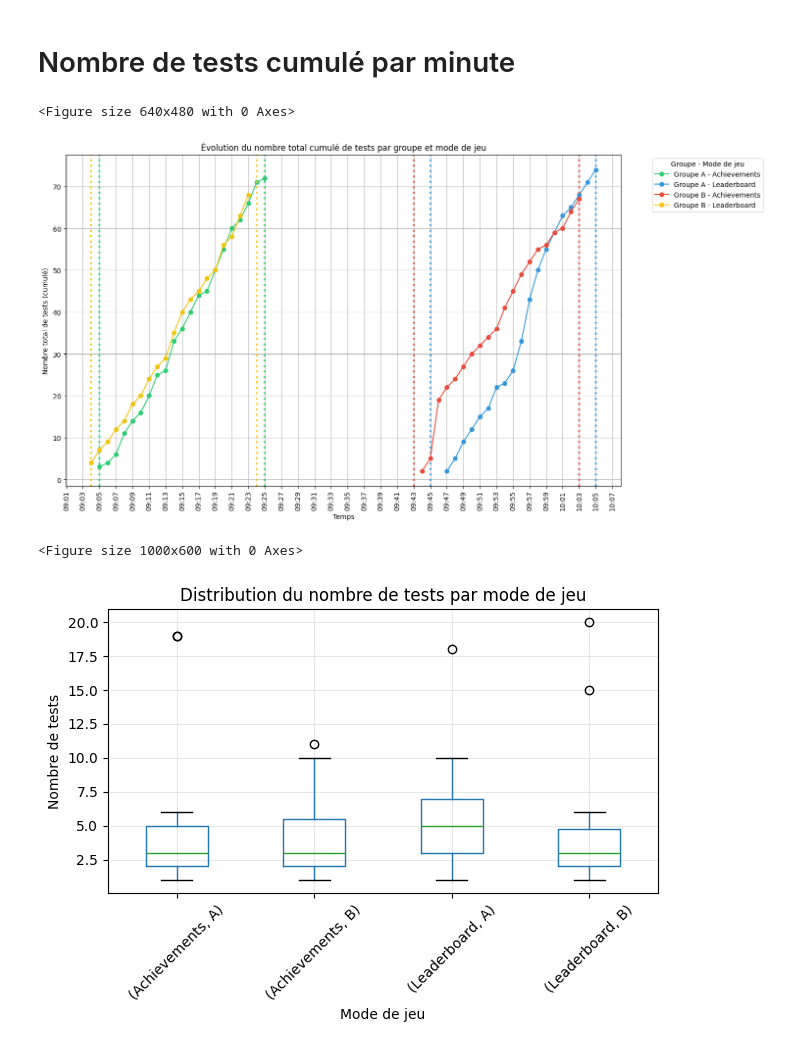
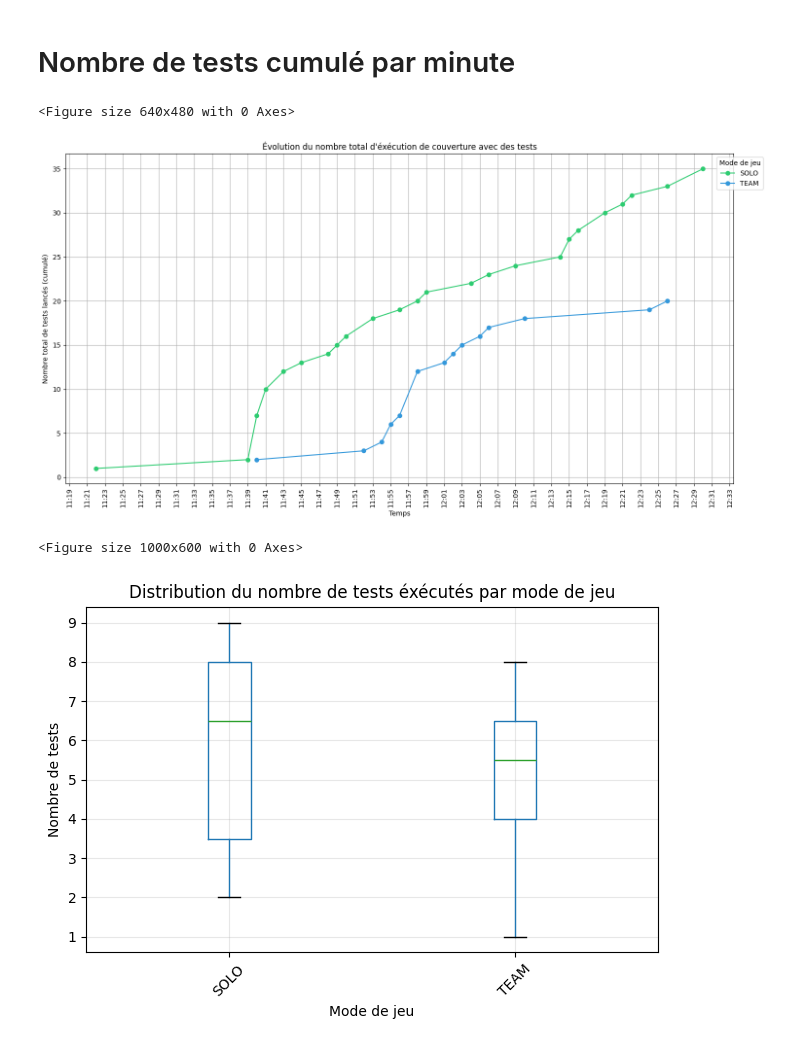
Before and after one commit to Dzenali/MemoireDataAnalytics, a Jupyter notebook: notebooks/analysis/Performance.ipynb, the cells around one changed output. Saved outputs shown, nothing was run; the diff lists cells and outputs as text; code cells hidden in the pictures.

```diff
--- a/notebooks/analysis/Performance.ipynb
+++ b/notebooks/analysis/Performance.ipynb
@@ -12,19 +12,13 @@ import pytz
 
 performance_figures_out = '../../generated/figures/performance'
 activity_csv_path = '../../generated/database/activity.csv'
-timing_csv_path = '../../generated/database/timing.csv'
+coverage_csv_path = '../../generated/database/coverage.csv'
 
 if not os.path.exists(activity_csv_path):
     raise FileNotFoundError(f"Le fichier {activity_csv_path} n'existe pas. Exécutez le notebook 'notebooks/arrange data/Database data.ipynb' pour le générer.")
 
-if not os.path.exists(timing_csv_path):
-    raise FileNotFoundError(f"Le fichier {timing_csv_path} n'existe pas. Exécutez le notebook 'notebooks/arrange data/Database data.ipynb' pour le générer.")
-
-timing_df = pd.read_csv(timing_csv_path)
-timing_df['start'] = pd.to_datetime(timing_df['start'], utc=False)
-timing_df['end'] = pd.to_datetime(timing_df['end'], utc=False)
 
 df = pd.read_csv(activity_csv_path)
-df['timestamp'] = pd.to_datetime(df['timestamp'], utc=False)
+
 df
 # %% [output]
@@ -147,10 +144,20 @@ plt.show()
 if not os.path.exists(performance_figures_out):
     os.makedirs(performance_figures_out)
 
-df_all_tests = df[df['achievement'] == 'AddTestsAchievement'].copy()
-df_all_tests['minute'] = df_all_tests['timestamp'].dt.floor('min')
+df_coverage = pd.read_csv(coverage_csv_path)
+df_coverage['created_at'] = pd.to_datetime(df_coverage['created_at'])
+df_coverage['minute'] = df_coverage['created_at'].dt.floor('min')
 
-total_tests_per_minute = df_all_tests.groupby(['minute', 'group', 'game_mode']).size().reset_index(name='count')
+team_coverage = df_coverage[df_coverage['game_mode'] == 'TEAM']
+solo_coverage = df_coverage[df_coverage['game_mode'] == 'SOLO']
+
+team_coverage['created_at'] = pd.to_datetime(team_coverage['created_at'])
+solo_coverage['created_at'] = pd.to_datetime(solo_coverage['created_at'])
+
+team_coverage['minute'] = team_coverage['created_at'].dt.floor('min')
+solo_coverage['minute'] = solo_coverage['created_at'].dt.floor('min')
+
+total_tests_per_minute = df_coverage.groupby(['minute', 'game_mode']).size().reset_index(name='count')
 total_tests_per_minute = total_tests_per_minute.sort_values('minute')
 
 plt.clf()  # Clear the current figure
@@ -158,34 +165,24 @@ fig, ax = plt.subplots(figsize=(15, 8))
 
 # Define colors for different groups and modes
 colors = {
-    ('A', 'Achievements'): '#2ecc71',  # Vert émeraude
-    ('A', 'Leaderboard'): '#3498db',  # Bleu clair
-    ('B', 'Achievements'): '#e74c3c',  # Rouge clair
-    ('B', 'Leaderboard'): '#f1c40f'  # Jaune or
+    'SOLO': '#2ecc71',  # Vert émeraude
+    'TEAM': '#3498db',  # Bleu clair
 }
 
 # Plot cumulative data first
-for group in ['A', 'B']:
-    for mode in ['Achievements', 'Leaderboard']:
-        data = total_tests_per_minute[(total_tests_per_minute['group'] == group) & (total_tests_per_minute['game_mode'] == mode)]
+for mode in ['SOLO', 'TEAM']:
+    data = total_tests_per_minute[(total_tests_per_minute['game_mode'] == mode)]
 
-        data = data.sort_values('minute')
-        data['cumulative_count'] = data['count'].cumsum()
+    data = data.sort_values('minute')
+    data['cumulative_count'] = data['count'].cumsum()
 
-        line_color = colors[(group, mode)]
-        plt.plot(data['minute'], data['cumulative_count'], label=f'Groupe {group} - {mode}', color=line_color, marker='o')
+    line_color = colors[(mode)]
+    plt.plot(data['minute'], data['cumulative_count'], label=f'{mode}', color=line_color, marker='o')
 
-        sessions = timing_df[(timing_df['group'] == group) & (timing_df['game_mode'] == mode)]
 
-        for _, session in sessions.iterrows():
-            start_time = session['start'].floor('min')
-            end_time = session['end'].floor('min')
-            plt.axvline(x=start_time, color=line_color, linestyle=':', alpha=0.8, lw=3)
-            plt.axvline(x=end_time, color=line_color, linestyle=':', alpha=0.8, lw=3)
-
-plt.title('Évolution du nombre total cumulé de tests par groupe et mode de jeu')
+plt.title('Évolution du nombre total d\'éxécution de couverture avec des tests')
 plt.xlabel('Temps')
-plt.ylabel('Nombre total de tests (cumulé)')
+plt.ylabel('Nombre total de tests éxécutés (cumulé)')
 plt.gca().xaxis.set_major_formatter(mdates.DateFormatter('%H:%M', tz=pytz.timezone('Europe/Brussels')))
 plt.gca().xaxis.set_major_locator(mdates.MinuteLocator(interval=2))
 plt.xticks(rotation=90)
@@ -193,7 +190,7 @@ plt.xticks(rotation=90)
 # Remove duplicate labels
 handles, labels = plt.gca().get_legend_handles_labels()
 by_label = dict(zip(labels, handles))
-plt.legend(by_label.values(), by_label.keys(), title='Groupe - Mode de jeu', bbox_to_anchor=(1.05, 1))
+plt.legend(by_label.values(), by_label.keys(), title='Mode de jeu', bbox_to_anchor=(1.05, 1))
 
 plt.grid(True)
 plt.tight_layout()
@@ -201,33 +198,37 @@ plt.savefig(f'{performance_figures_out}/created_tests_count_cumsum.pdf')
 plt.show()
 # %% [output]
 <Figure size 640x480 with 0 Axes>
-[figure, old version]
+[figure, new version]
 # %%
 if not os.path.exists(performance_figures_out):
     os.makedirs(performance_figures_out)
 
 # Création de la colonne count dans df_all_tests
-df_all_tests = df[df['achievement'] == 'AddTestsAchievement'].groupby(['user', 'game_mode', 'group']).size().reset_index(
+df_all_tests = df_coverage.groupby(['user', 'game_mode']).size().reset_index(
     name='count')
 
 plt.figure(figsize=(10, 6))
 
 # Create boxplot with groups split by game mode
-boxplot = df_all_tests.boxplot(column='count', by=['game_mode', 'group'])
+boxplot = df_all_tests.boxplot(column='count', by=['game_mode'])
 
-plt.title('Distribution du nombre de tests par mode de jeu')
+ax = plt.gca()
+labels = [label.get_text().strip("(),'") for label in ax.get_xticklabels()]
+ax.set_xticklabels(labels)
+
+plt.title('Distribution du nombre de tests éxécutés par mode de jeu')
 plt.suptitle('')  # Remove automatic suptitle
 plt.xlabel('Mode de jeu')
 plt.ylabel('Nombre de tests')
 
 plt.xticks(rotation=45)
 plt.grid(True, alpha=0.3)
 plt.tight_layout()
 
 plt.show()
 # %% [output]
 <Figure size 1000x600 with 0 Axes>
-[figure, old version]
+[figure, new version]
 # %%
 import pandas as pd
 df_activity = pd.read_csv('../../generated/database/activity-brut.csv', sep = ',')
```
Also changed, not shown: parts of 5 cells of this notebook, 5 other files.
